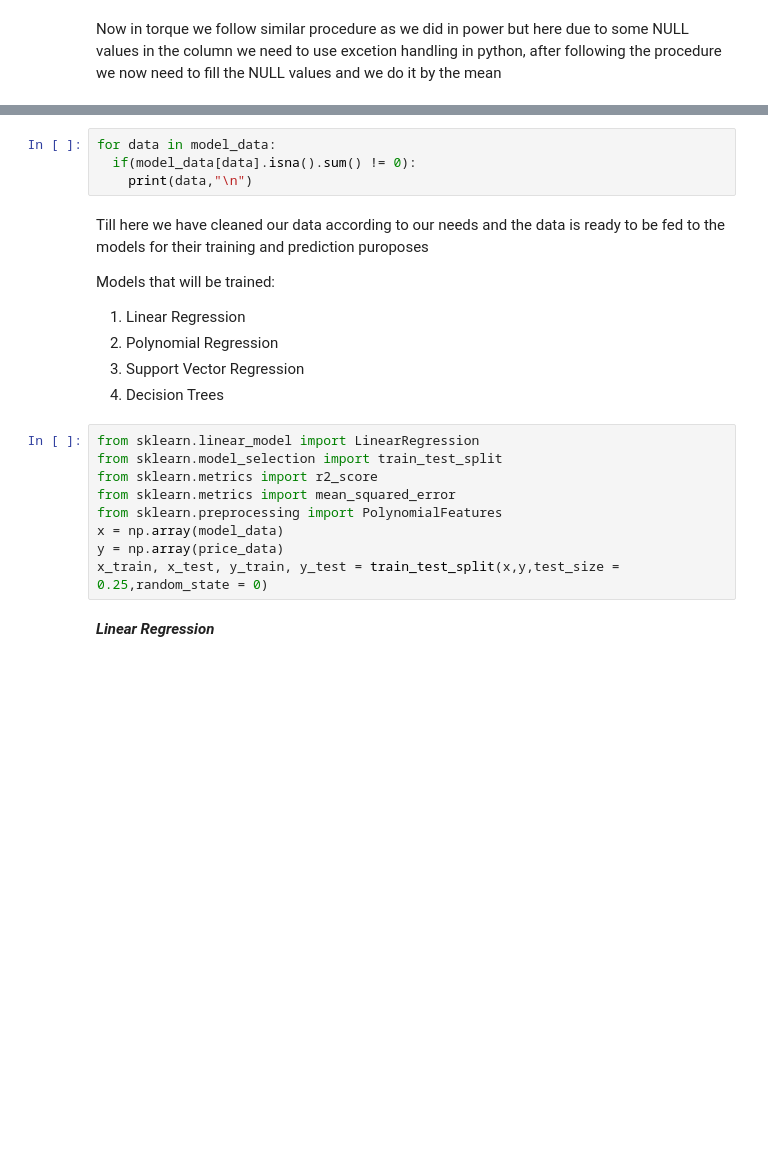
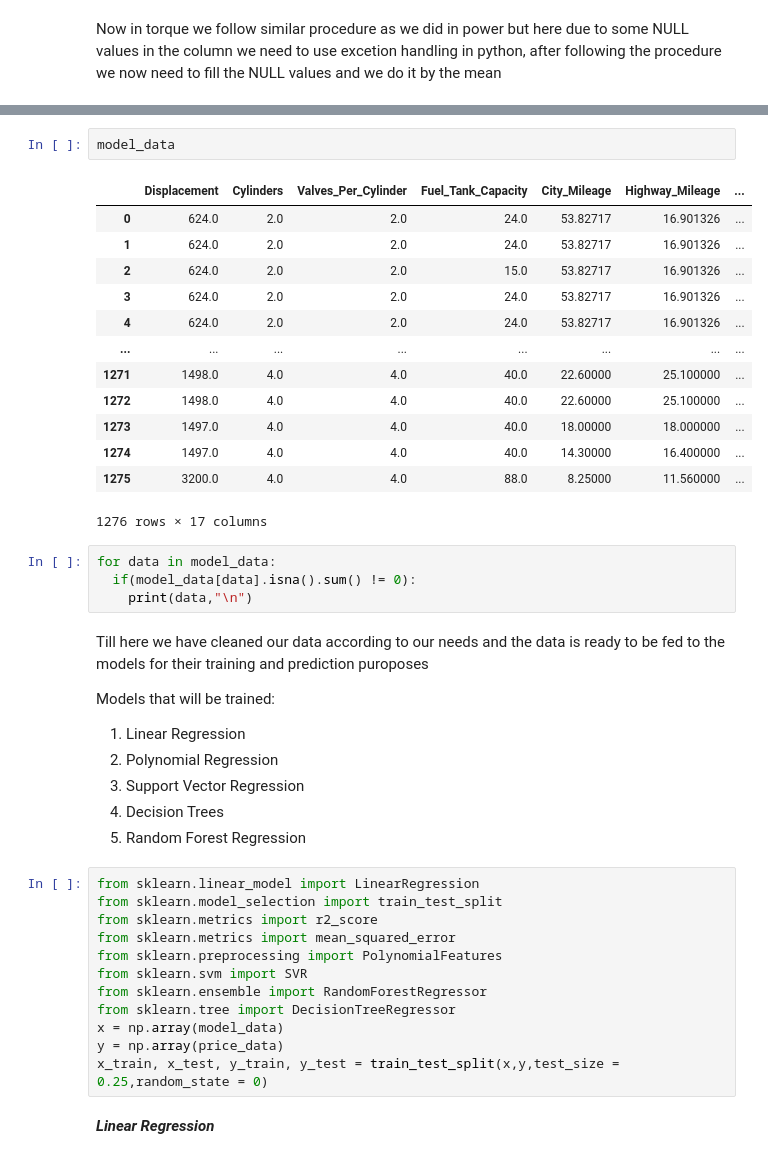
Before and after one commit to cosmic643/Car_price_prediction, a Jupyter notebook: car_price_predict.ipynb, the cells around one changed output, grey strips where cells are left out. Saved outputs shown, nothing was run; the diff lists cells and outputs as text; blank space fills up the shorter version.

```diff
--- a/car_price_predict.ipynb
+++ b/car_price_predict.ipynb
@@ -150,3 +226,19 @@ for dat in model_data['Torque']:
+# %%
+model_data
+# %% [output]
+|  | Displacement | Cylinders | Valves_Per_Cylinder | Fuel_Tank_Capacity | City_Mileage | Highway_Mileage | ... |
+| 0 | 624.0 | 2.0 | 2.0 | 24.0 | 53.82717 | 16.901326 | ... |
+| 1 | 624.0 | 2.0 | 2.0 | 24.0 | 53.82717 | 16.901326 | ... |
+| 2 | 624.0 | 2.0 | 2.0 | 15.0 | 53.82717 | 16.901326 | ... |
+| 3 | 624.0 | 2.0 | 2.0 | 24.0 | 53.82717 | 16.901326 | ... |
+| 4 | 624.0 | 2.0 | 2.0 | 24.0 | 53.82717 | 16.901326 | ... |
+| ... | ... | ... | ... | ... | ... | ... | ... |
+| 1271 | 1498.0 | 4.0 | 4.0 | 40.0 | 22.60000 | 25.100000 | ... |
+| 1272 | 1498.0 | 4.0 | 4.0 | 40.0 | 22.60000 | 25.100000 | ... |
+| 1273 | 1497.0 | 4.0 | 4.0 | 40.0 | 18.00000 | 18.000000 | ... |
+| 1274 | 1497.0 | 4.0 | 4.0 | 40.0 | 14.30000 | 16.400000 | ... |
+| 1275 | 3200.0 | 4.0 | 4.0 | 88.0 | 8.25000 | 11.560000 | ... |
+1276 rows × 17 columns
 # %%
 for data in model_data:
   if(model_data[data].isna().sum() != 0):
@@ -159,12 +251,16 @@ Models that will be trained:
 2. Polynomial Regression
 3. Support Vector Regression
 4. Decision Trees
+5. Random Forest Regression
 # %%
 from sklearn.linear_model import LinearRegression
 from sklearn.model_selection import train_test_split
 from sklearn.metrics import r2_score
 from sklearn.metrics import mean_squared_error
 from sklearn.preprocessing import PolynomialFeatures
+from sklearn.svm import SVR
+from sklearn.ensemble import RandomForestRegressor
+from sklearn.tree import DecisionTreeRegressor
 x = np.array(model_data)
 y = np.array(price_data)
 x_train, x_test, y_train, y_test = train_test_split(x,y,test_size = 0.25,random_state = 0)
```
Also changed, not shown: parts of 22 cells of this notebook.
